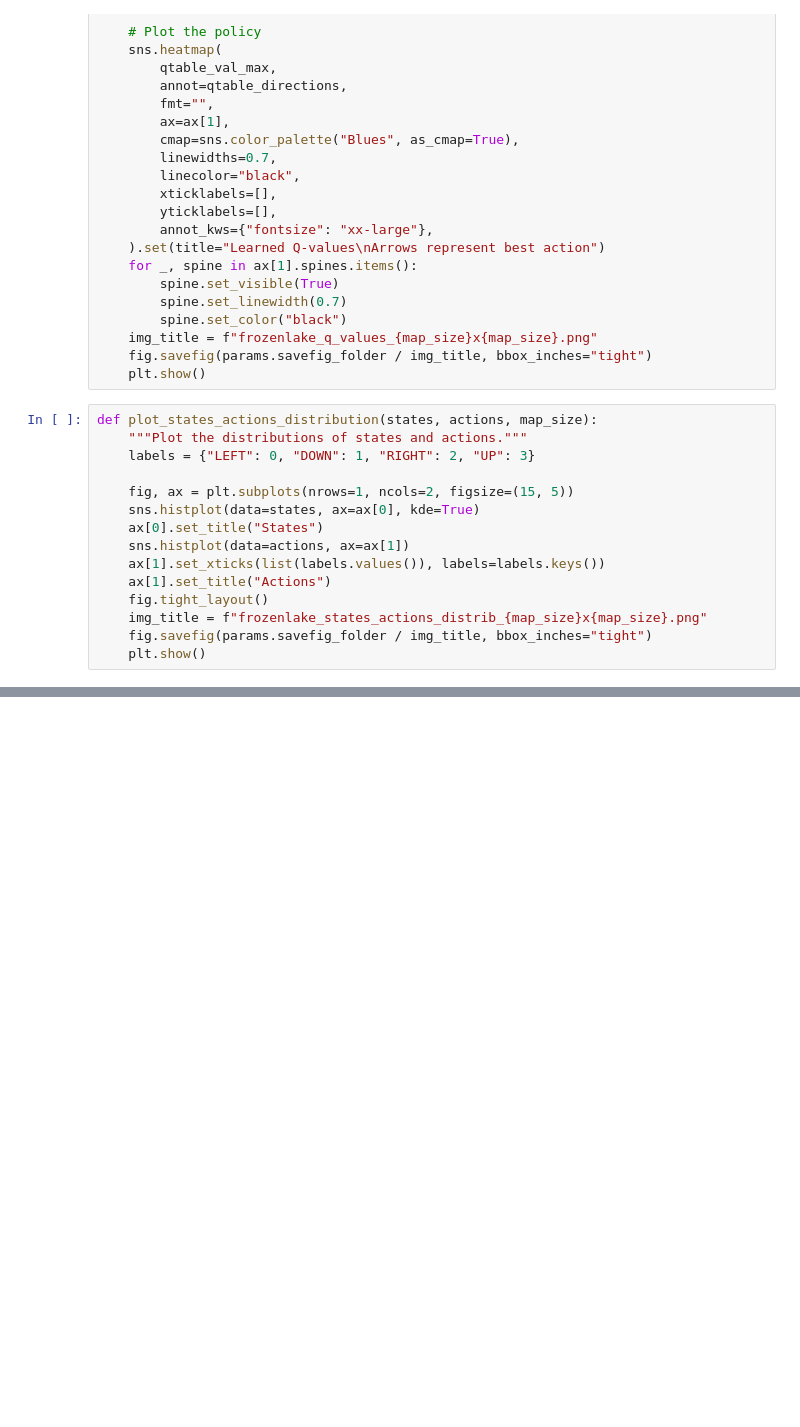
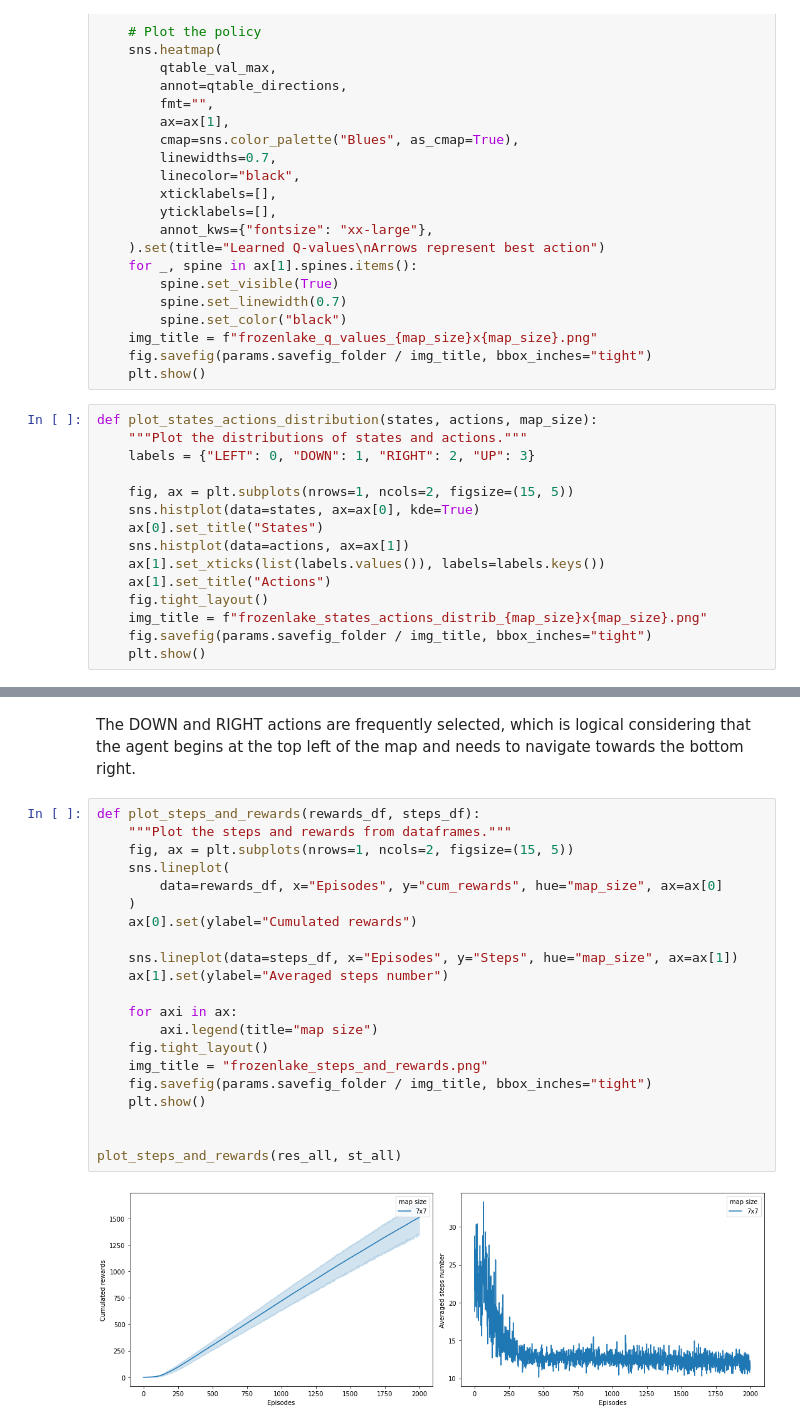
Before and after one commit to anhvu202/FrozenLake, a Jupyter notebook: 3portfolio.ipynb, the cells around one changed output, grey strips where cells are left out. Cells and saved outputs as stored; diff of their text form; blank space fills up the shorter version.

```diff
--- a/3portfolio.ipynb
+++ b/3portfolio.ipynb
@@ -421,0 +467,25 @@ Map size: 7x7
+# %% [markdown]
+The DOWN and RIGHT actions are frequently selected, which is logical considering that the agent begins at the top left of the map and needs to navigate towards the bottom right.
+# %%
+def plot_steps_and_rewards(rewards_df, steps_df):
+    """Plot the steps and rewards from dataframes."""
+    fig, ax = plt.subplots(nrows=1, ncols=2, figsize=(15, 5))
+    sns.lineplot(
+        data=rewards_df, x="Episodes", y="cum_rewards", hue="map_size", ax=ax[0]
+    )
+    ax[0].set(ylabel="Cumulated rewards")
+
+    sns.lineplot(data=steps_df, x="Episodes", y="Steps", hue="map_size", ax=ax[1])
+    ax[1].set(ylabel="Averaged steps number")
+
+    for axi in ax:
+        axi.legend(title="map size")
+    fig.tight_layout()
+    img_title = "frozenlake_steps_and_rewards.png"
+    fig.savefig(params.savefig_folder / img_title, bbox_inches="tight")
+    plt.show()
+
+
+plot_steps_and_rewards(res_all, st_all)
+# %% [output]
+[figure, added]
```
Also changed, not shown: parts of 51 cells of this notebook, 2 other files.
